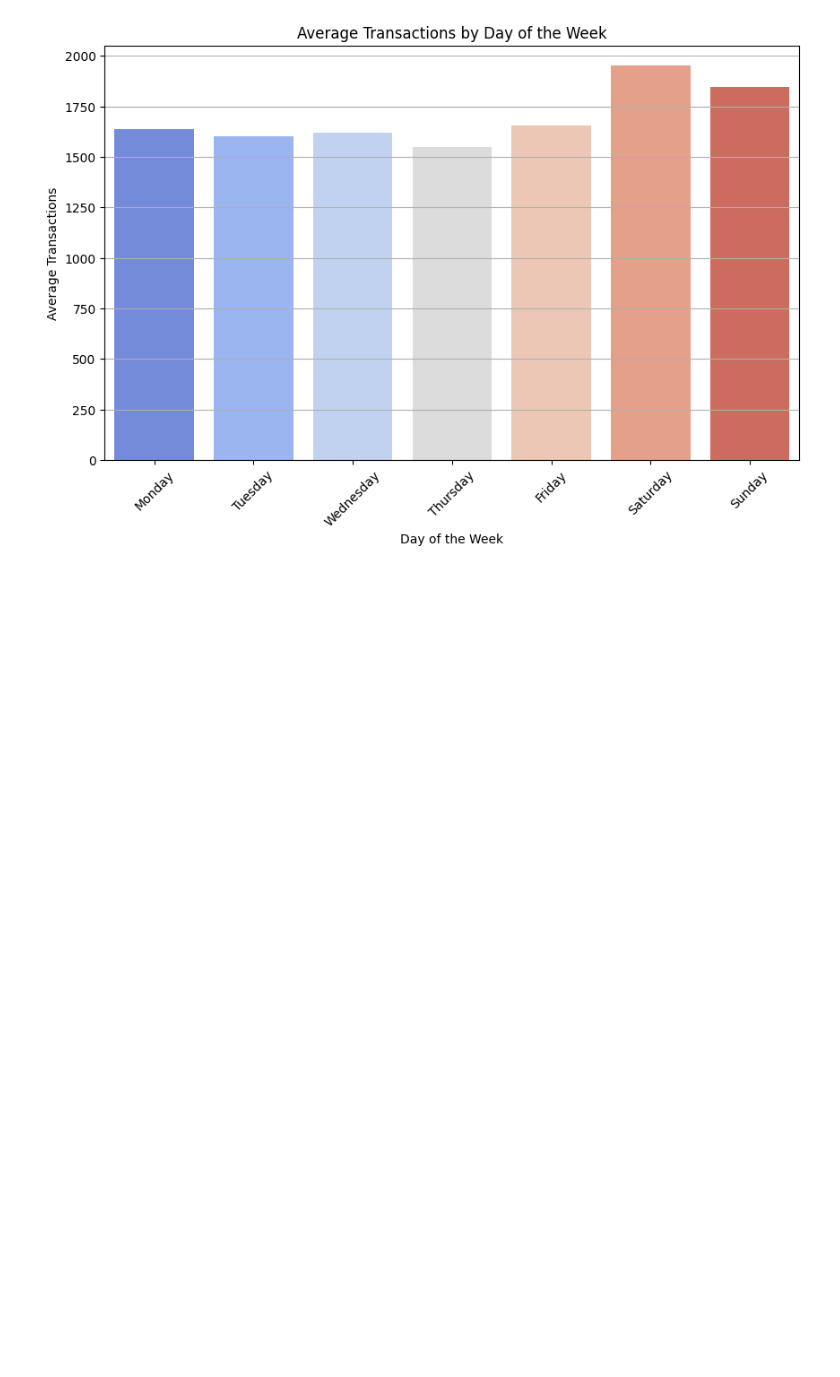
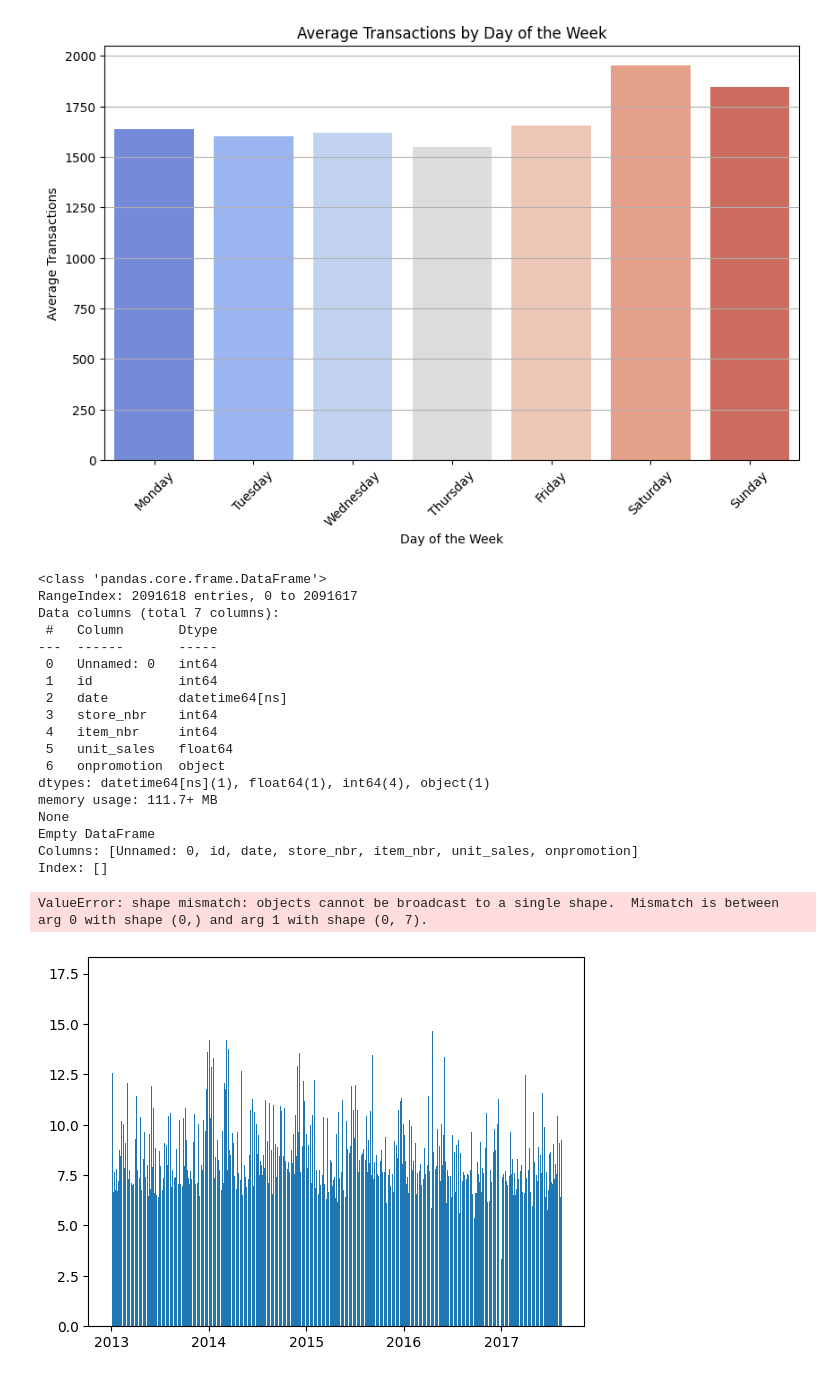
Before and after one commit to florboydens/Data-Analytics-Case-2, a Jupyter notebook: supermarket.ipynb, the cells around one changed output. Drawn from its saved outputs; the diff is of its cells as text; code cells hidden in the pictures; blank space fills up the shorter version.

```diff
--- a/supermarket.ipynb
+++ b/supermarket.ipynb
@@ -232,9 +216,0 @@ Starten met exploreren en importeren van data
-# %%
-base_path = 'dataRaw/'
-dataRaw = pd.read_csv(base_path + 'data.csv', sep=',', low_memory=False)
-holidays_events = pd.read_csv(base_path + 'holidays_events(India).csv', sep=';')
-items = pd.read_csv(base_path + 'items.csv', sep=';', low_memory=False)
-oilRaw = pd.read_csv(base_path + 'oil(India).csv', sep=',', skipinitialspace=True)
-stores = pd.read_csv(base_path + 'stores.csv', sep=';', encoding='ISO-8859-1')
-testRaw = pd.read_csv(base_path + 'test.csv', sep=',')
-transactions = pd.read_csv(base_path + 'transactions.csv', sep=',')
@@ -243,8 +217,2 @@ appart pre-processing van de grote data en test files
-# %%
-test = testRaw.copy()
-test['date'] = pd.to_datetime(test['date'], format='%Y-%m-%d')
-data = dataRaw.copy()
-data['date'] = pd.to_datetime(dataRaw['date'], format='%Y-%m-%d')
-data['unit_sales'] = dataRaw['unit_sales'].round(2)
 # %%
 # Converting 'date' column to datetime format and extracting day of the week
@@ -273,6 +241,50 @@ Passing `palette` without assigning `hue` is deprecated and will be removed in v
 
   sns.barplot(x='day_of_week', y='transactions', data=average_transactions_by_day, palette='coolwarm')
 [figure]
+# %%
+print(data.info())
+# Calculate average unit sales by day of the week
+average_sales_by_day = data.groupby('date').mean()['unit_sales']
+
+# Subset of data where dates are in the holiday dataframe
+holiday_sales_by_day = data[data['date'].isin(holidays_events['date'])]#.groupby('date').mean()['unit_sales']
+print(holiday_sales_by_day)
+
+# Create a bar chart
+plt.bar(average_sales_by_day.index, average_sales_by_day, label='Average Unit Sales')
+plt.bar(holiday_sales_by_day.index, holiday_sales_by_day, label='Holiday Unit Sales')
+
+# Add labels and title
+plt.xlabel('Day of the Week')
+plt.ylabel('Average Unit Sales')
+plt.title('Average Unit Sales by Day of the Week')
+
+# Show the legend
+plt.legend()
+
+# Display the chart
+plt.show()
+# %% [output]
+<class 'pandas.core.frame.DataFrame'>
+RangeIndex: 2091618 entries, 0 to 2091617
+Data columns (total 7 columns):
+ #   Column       Dtype
+---  ------       -----
+ 0   Unnamed: 0   int64
+ 1   id           int64
+ 2   date         datetime64[ns]
+ 3   store_nbr    int64
+ 4   item_nbr     int64
+ 5   unit_sales   float64
+ 6   onpromotion  object
+dtypes: datetime64[ns](1), float64(1), int64(4), object(1)
+memory usage: 111.7+ MB
+None
+Empty DataFrame
+Columns: [Unnamed: 0, id, date, store_nbr, item_nbr, unit_sales, onpromotion]
+Index: []
+ValueError: shape mismatch: objects cannot be broadcast to a single shape.  Mismatch is between arg 0 with shape (0,) and arg 1 with shape (0, 7).
+[figure, added]
 # %%
 """ # Check if the DataFrame is not empty
 if not top_selling_families.empty:
```
Also changed, not shown: parts of 7 cells of this notebook, 2 other files.
